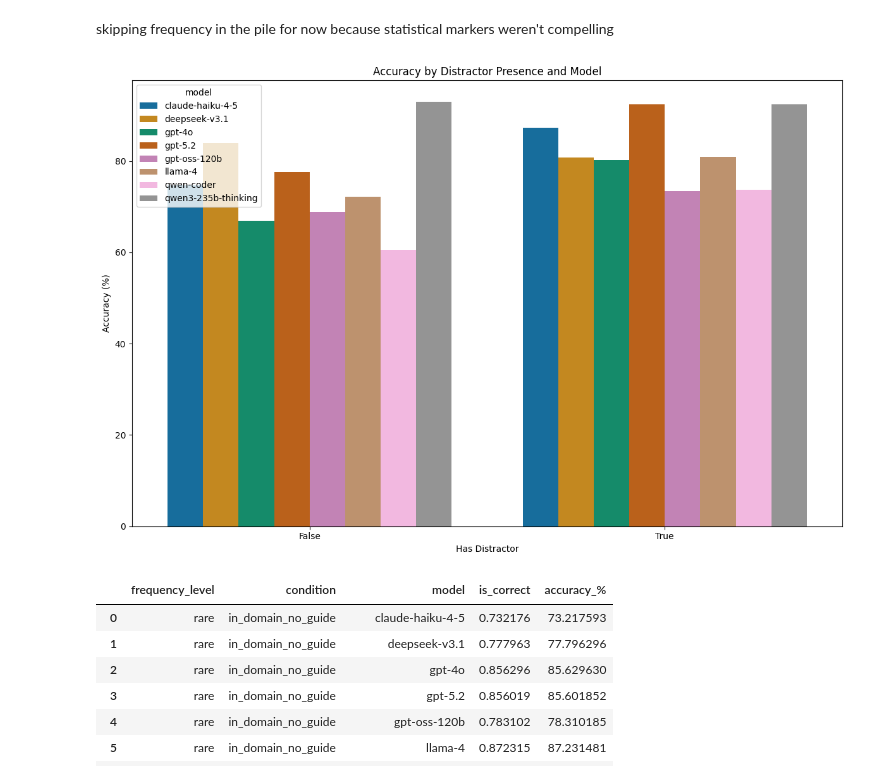
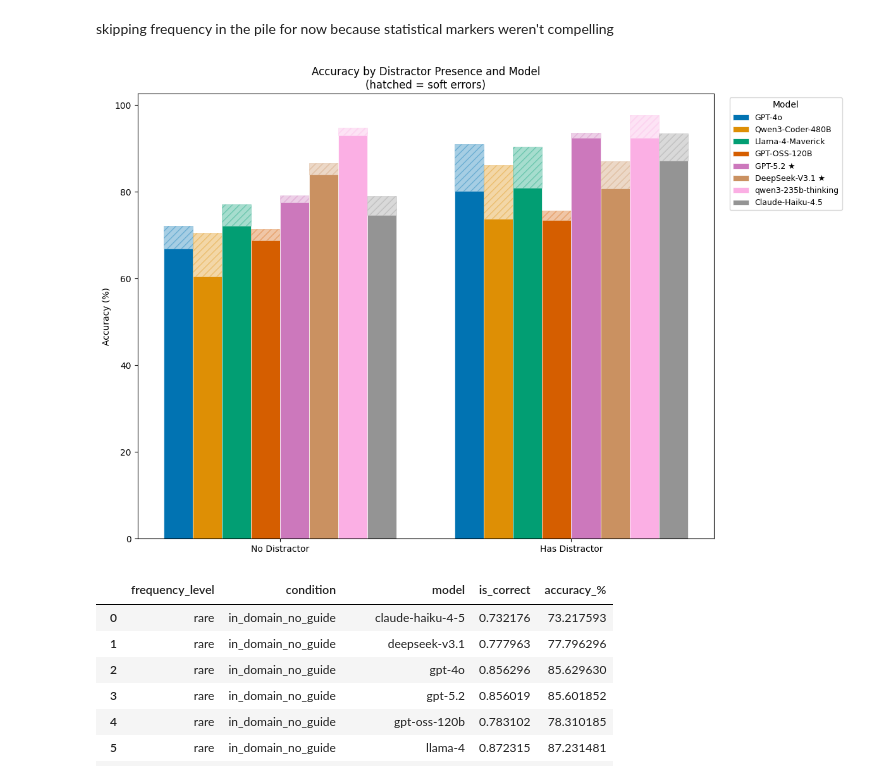
Before and after one commit to janewarren/math_gender, a Jupyter notebook: conversion_test/2_analysis/analysis_new.ipynb, the cells around one changed output. Drawn from its saved outputs; the diff is of its cells as text; code cells hidden in the pictures.

Commit message:
added small error bars to analysis

```diff
--- a/conversion_test/2_analysis/analysis_new.ipynb
+++ b/conversion_test/2_analysis/analysis_new.ipynb
@@ -21,7 +22,7 @@ MODEL_DISPLAY = {
     'llama-4': 'Llama-4-Maverick',
     'gpt-5.2': 'GPT-5.2 ★',
     'deepseek-v3.1': 'DeepSeek-V3.1 ★',
-    'qwen3-235b-thinking': 'Qwen3-235B-Think ★',
+    # 'qwen3-235b-thinking': 'Qwen3-235B-Think ★',
     'qwen3-next-thinking': 'Qwen3-Next-Think ★',
     'gpt-oss-120b': 'GPT-OSS-120B',
 }
@@ -539,35 +707,50 @@ df_freq_acc_with_models.sample(20)
 # %% [markdown]
 skipping frequency in the pile for now because statistical markers weren't compelling
 # %%
-# plot accuracy by distractor or no distractor, by model
-# Create a has_distractor flag on the raw data
+# distractor chart — strict + soft error band
 df_all['has_distractor'] = df_all['distractor'].notna() & (df_all['distractor'] != 'null')
 
-# Build stats grouped by has_distractor and model
-df_dist_stats = (
-    df_all
-    .groupby(['model', 'has_distractor'])['is_correct']
-    .agg(['mean', 'count'])
-    .rename(columns={'mean': 'accuracy'})
-    .reset_index()
+dist_agg = (
+    df_all.groupby(['model', 'has_distractor'])
+    .agg(strict=('is_correct', 'mean'), soft=('is_correct_soft', 'mean'))
+    .mul(100).reset_index()
 )
-df_dist_stats['accuracy_%'] = df_dist_stats['accuracy'].mul(100)
 
-# Plot
-plt.figure(figsize=(12, 8))
-ax = sns.barplot(data=df_dist_stats, x='has_distractor', y='accuracy_%', hue='model',
-            errorbar=('ci', 95), n_boot=10000, seed=42, palette=sns.color_palette('colorblind'),errwidth=2.5, capsize=0.15,)
-plt.title('Accuracy by Distractor Presence and Model')
-plt.xlabel('Has Distractor')
-plt.ylabel('Accuracy (%)')
+dist_labels = {False: 'No Distractor', True: 'Has Distractor'}
+models = [m for m in ALL_MODELS if m in dist_agg['model'].unique()]
+n_models = len(models)
+dist_vals = [False, True]
+bar_width = 0.8 / n_models
+palette = sns.color_palette('colorblind', n_models)
+
+fig, ax = plt.subplots(figsize=(12, 8))
+x = np.arange(len(dist_vals))
+
+for j, m in enumerate(models):
+    offsets = x + (j - (n_models - 1) / 2) * bar_width
+    strict_vals, soft_vals = [], []
+    for d in dist_vals:
+        row = dist_agg[(dist_agg['model'] == m) & (dist_agg['has_distractor'] == d)]
+        strict_vals.append(row['strict'].values[0] if len(row) else 0)
+        soft_vals.append(row['soft'].values[0] if len(row) else 0)
+    strict_vals = np.array(strict_vals)
+    soft_extra = np.array(soft_vals) - strict_vals
+
+    ax.bar(offsets, strict_vals, bar_width, color=palette[j],
+           edgecolor='white', linewidth=0.5, label=MODEL_DISPLAY.get(m, m))
+    ax.bar(offsets, soft_extra, bar_width, bottom=strict_vals,
+           color=palette[j], alpha=0.35, hatch='///',
+           edgecolor=palette[j], linewidth=0.5)
+
+ax.set_xticks(x)
+ax.set_xticklabels([dist_labels[d] for d in dist_vals])
+ax.set_ylabel('Accuracy (%)')
+ax.set_title('Accuracy by Distractor Presence and Model\n(hatched = soft errors)')
+ax.legend(title='Model', bbox_to_anchor=(1.02, 1), loc='upper left', fontsize=9)
 plt.tight_layout()
 plt.show()
-
-# add accuracy labels on top of each bar
-for container in ax.containers:
-    ax.bar_label(container, fmt='%.1f', fontsize=7, padding=8)
 # %% [output]
-[figure, old version]
+[figure, new version]
 # %%
 # distractor vs reasoning length — see cell after reasoning token extraction
 # %%
```
Also changed, not shown: parts of 22 cells of this notebook, 5 other files.
